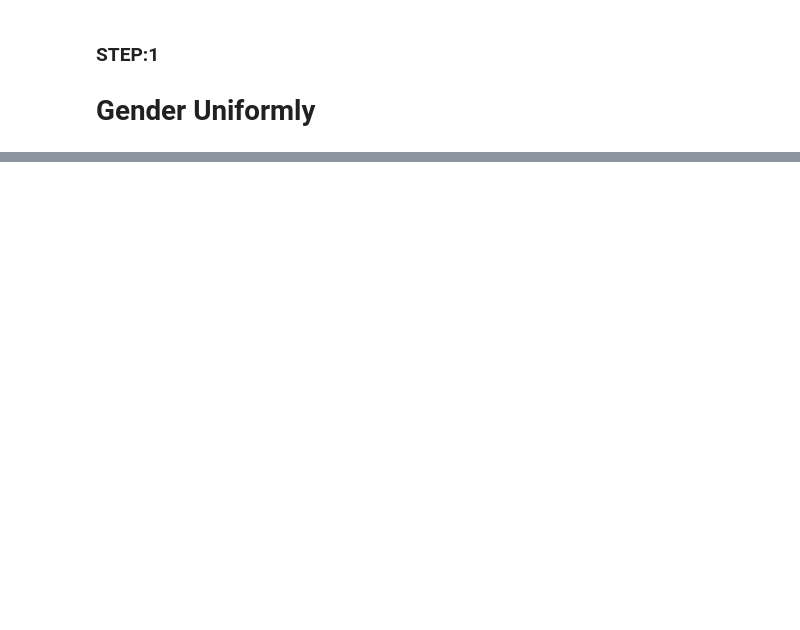
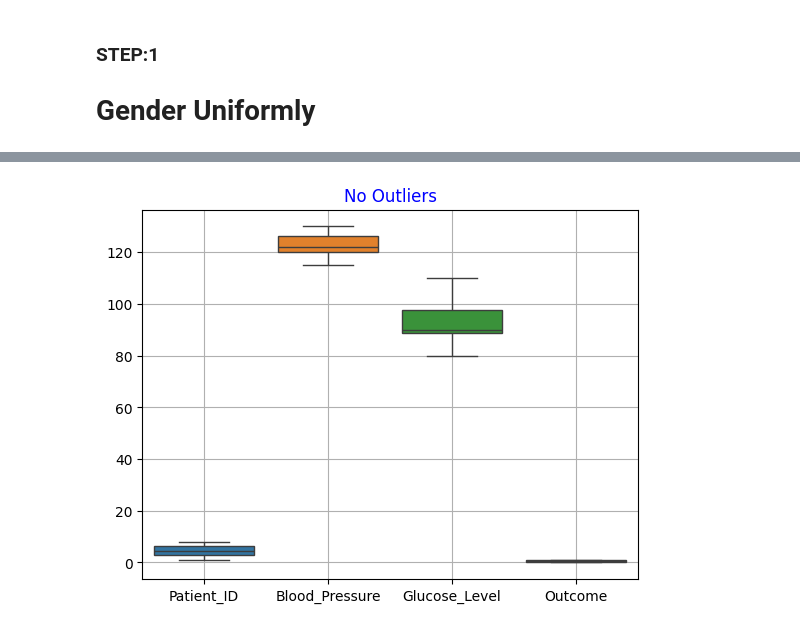
Before and after one commit to Shaikh-Hafiz-Yahya/Data-Cleaning-Projects, a Jupyter notebook: HealthCare DataCleaning/HealthCare_Data.ipynb, the cells around one changed output, grey strips where cells are left out. Saved outputs shown, nothing was run; the diff lists cells and outputs as text; code cells hidden in the pictures; blank space fills up the shorter version.

```diff
--- a/HealthCare DataCleaning/HealthCare_Data.ipynb
+++ b/HealthCare DataCleaning/HealthCare_Data.ipynb
@@ -36,0 +116,13 @@ healthcare_df['Gender'].replace('F' , 'Female')
+# %%
+for maxi in healthcare_df['Blood_Pressure']:
+
+    if maxi >= 200:
+        print(f'Outlier={maxi}')  #Confirm this is outlier
+
+        if maxi == 400:
+
+            maxi = 120
+            print(f'Outlier Handle:{maxi}\n')
+
+            healthcare_df.loc[2 , 'Blood_Pressure'] = maxi
+            print(f'----------After Handling Outlier:----------\n{healthcare_df}')
@@ -36,0 +146,3 @@ healthcare_df['Gender'].replace('F' , 'Female')
+# %%
+healthcare_df.loc[5 , 'Blood_Pressure'] = healthcare_df['Blood_Pressure'].mean()
+healthcare_df
@@ -36,0 +188,3 @@ healthcare_df['Gender'].replace('F' , 'Female')
+# %%
+healthcare_df.loc[6 , 'Glucose_Level'] = healthcare_df['Glucose_Level'].median()
+healthcare_df
@@ -36,0 +228,3 @@ healthcare_df['Gender'].replace('F' , 'Female')
+# %%
+healthcare_df.loc[4 , 'Patient_ID'] = 5
+healthcare_df
@@ -36,0 +280,7 @@ healthcare_df['Gender'].replace('F' , 'Female')
+# %%
+sns.boxplot(healthcare_df)
+plt.title('No Outliers' , color='blue')
+plt.grid()
+plt.show()
+# %% [output]
+[figure, added]
```
Also changed, not shown: parts of 28 cells of this notebook, 1 other file.
